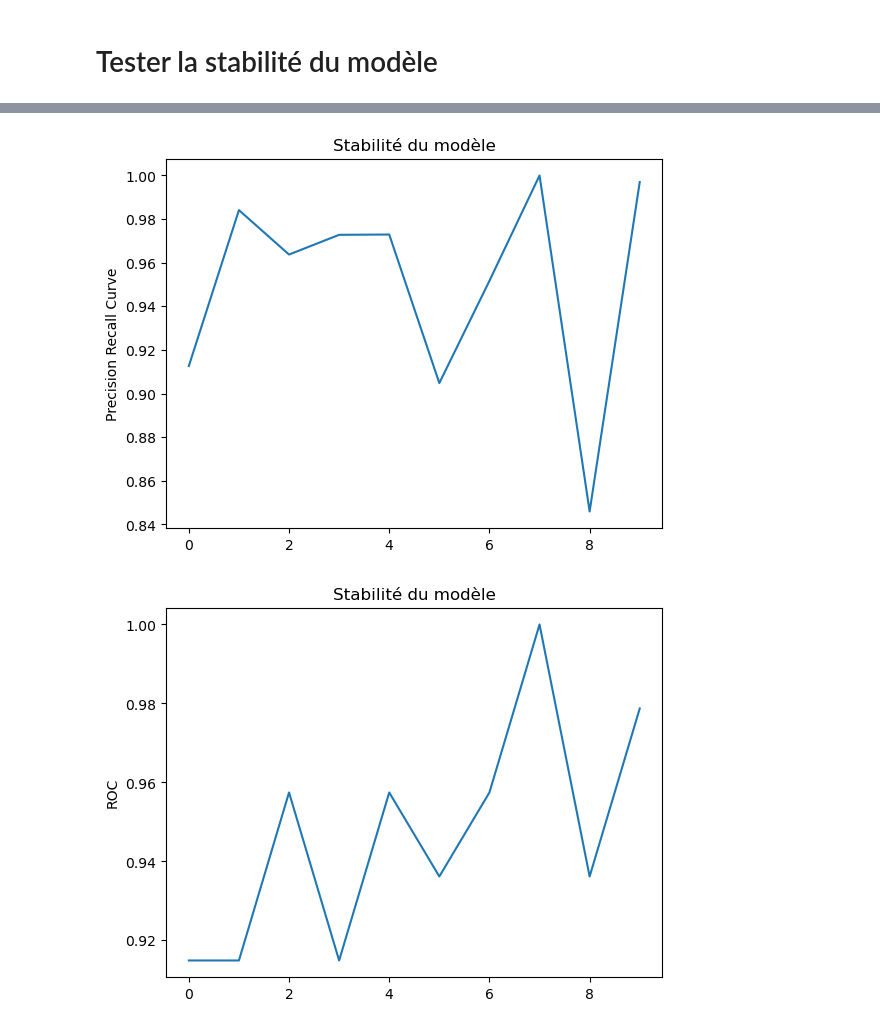
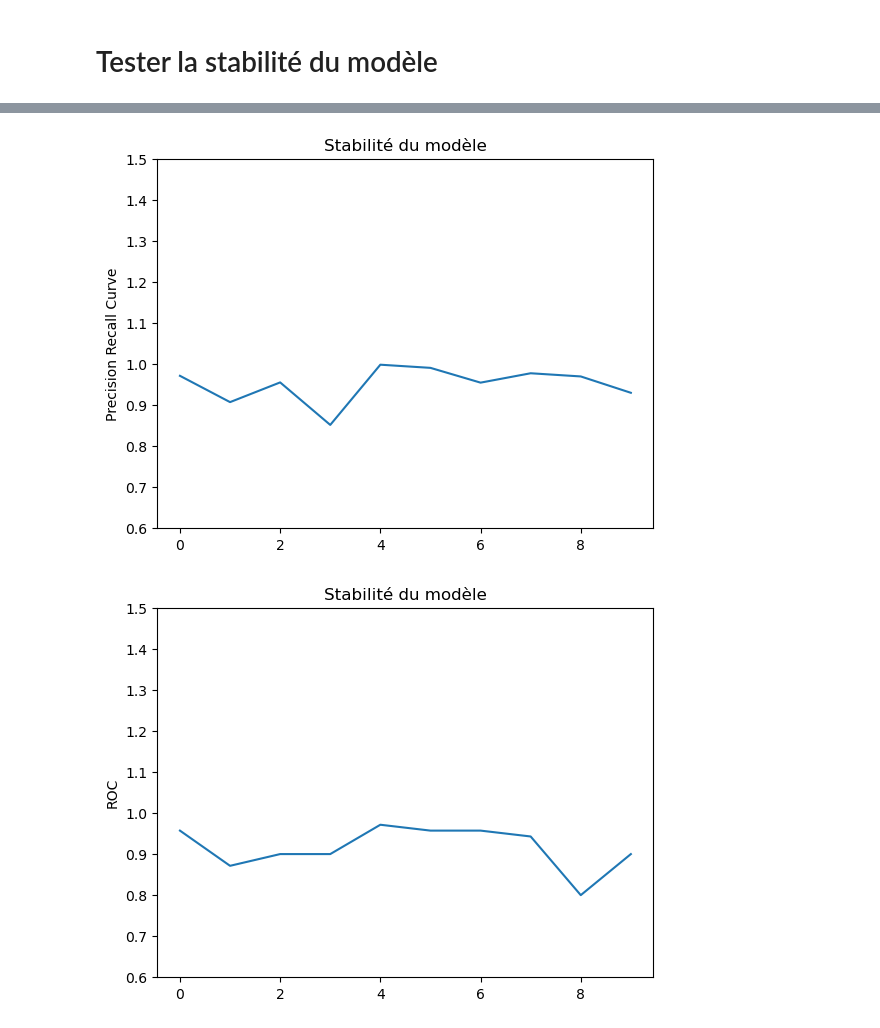
Before and after one commit to ilyeshammouda/NLP_3A_ENSAE, a Jupyter notebook: notebook/hagginf_face_models.ipynb, the cells around one changed output, grey strips where cells are left out. Saved outputs shown, nothing was run; the diff lists cells and outputs as text; code cells hidden in the pictures.

Commit message:
plot the stability graphic

```diff
--- a/notebook/hagginf_face_models.ipynb
+++ b/notebook/hagginf_face_models.ipynb
@@ -262,7 +262,7 @@ Find bellow the Precision-Recall Curve
 acc=[]
 recall_acc=[]
 for k in range(10):
-    train_texts, test_texts, train_labels,test_labels = train_test_split(texts, labels, test_size=0.2)
+    train_texts, test_texts, train_labels,test_labels = train_test_split(texts, labels, test_size=0.3)
     label_map = {'homme': 0, 'femme': 1}
     train_labels = [label_map[label] for label in train_labels]
     test_labels = [label_map[label] for label in test_labels]
@@ -385,15 +385,17 @@ Find bellow the Precision-Recall Curve
 ... (8 outputs left out)
 # %%
 plt.plot(recall_acc)
+plt.ylim(0.6, 1.5)
 plt.title('Stabilité du modèle')
 plt.ylabel('Precision Recall Curve')
 plt.show()
 # %% [output]
-[figure, old version]
+[figure, new version]
 # %%
 plt.plot(acc)
+plt.ylim(0.6, 1.5)
 plt.title('Stabilité du modèle')
 plt.ylabel('ROC')
 plt.show()
 # %% [output]
-[figure, old version]
+[figure, new version]
```
Also changed, not shown: parts of 1 cell of this notebook.
